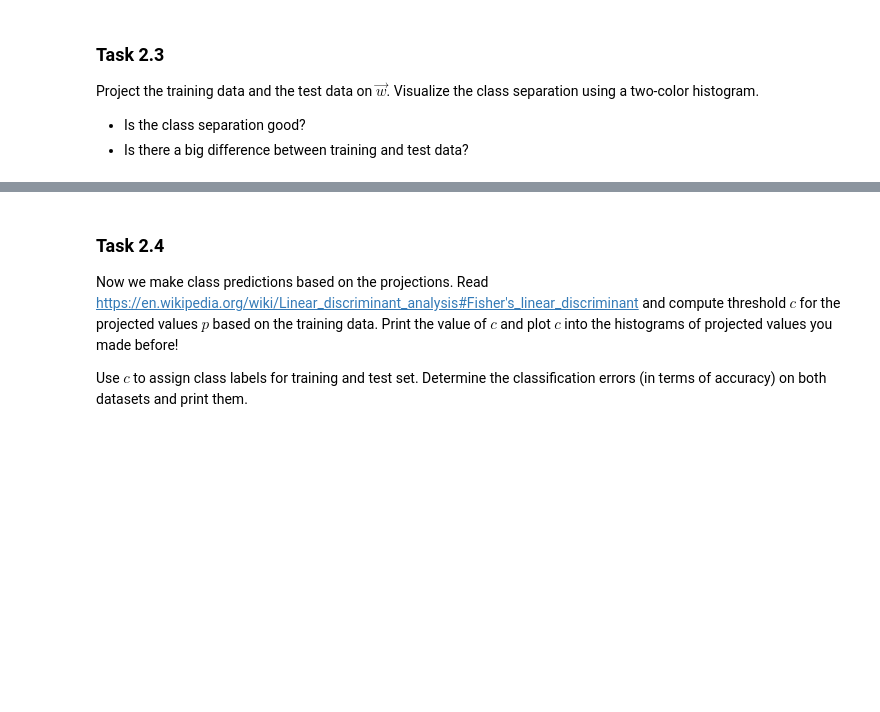
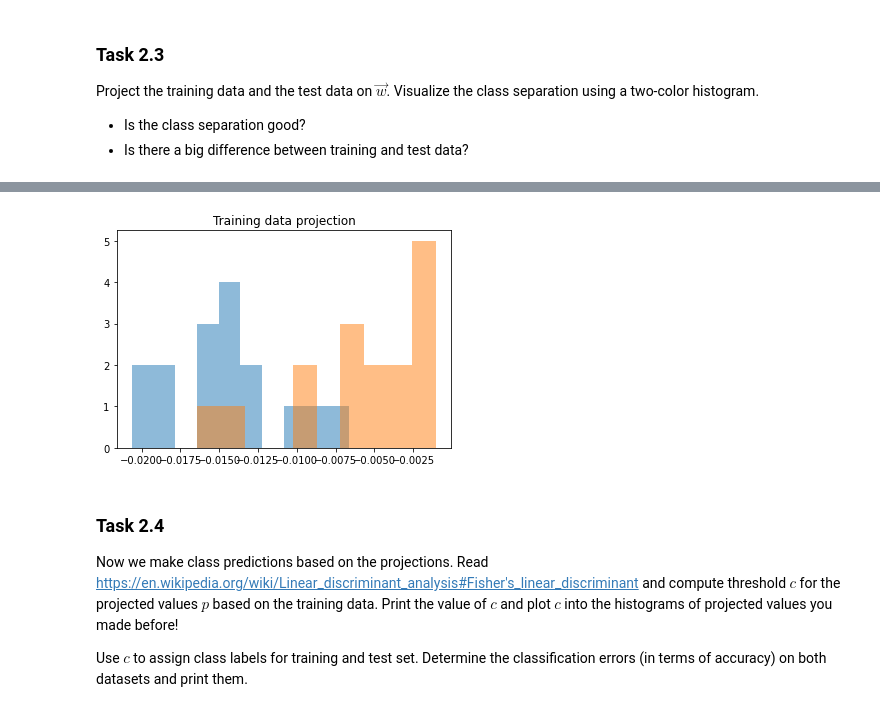
Before and after one commit to fredbec/ml-sose21, a Jupyter notebook: collect/practical_2_rike.ipynb, the cells around one changed output, grey strips where cells are left out. Cells and saved outputs as stored; diff of their text form; code cells hidden in the pictures; blank space fills up the shorter version.

```diff
--- a/collect/practical_2_rike.ipynb
+++ b/collect/practical_2_rike.ipynb
@@ -235,3 +247,11 @@ _ = plt.hist(b,label='class 1',alpha=0.5)
+# %%
+a, b = np.matmul(X_test[t_test], w_lda), np.matmul(X_test[~t_test], w_lda)  # example data
+
+plt.title('Training data projection')
+_ = plt.hist(a,label='class 0',alpha=0.5)
+_ = plt.hist(b,label='class 1',alpha=0.5)
+# %% [output]
+[figure, added]
 # %% [markdown]
 ### Task 2.4
 
```
Also changed, not shown: parts of 19 cells of this notebook.
